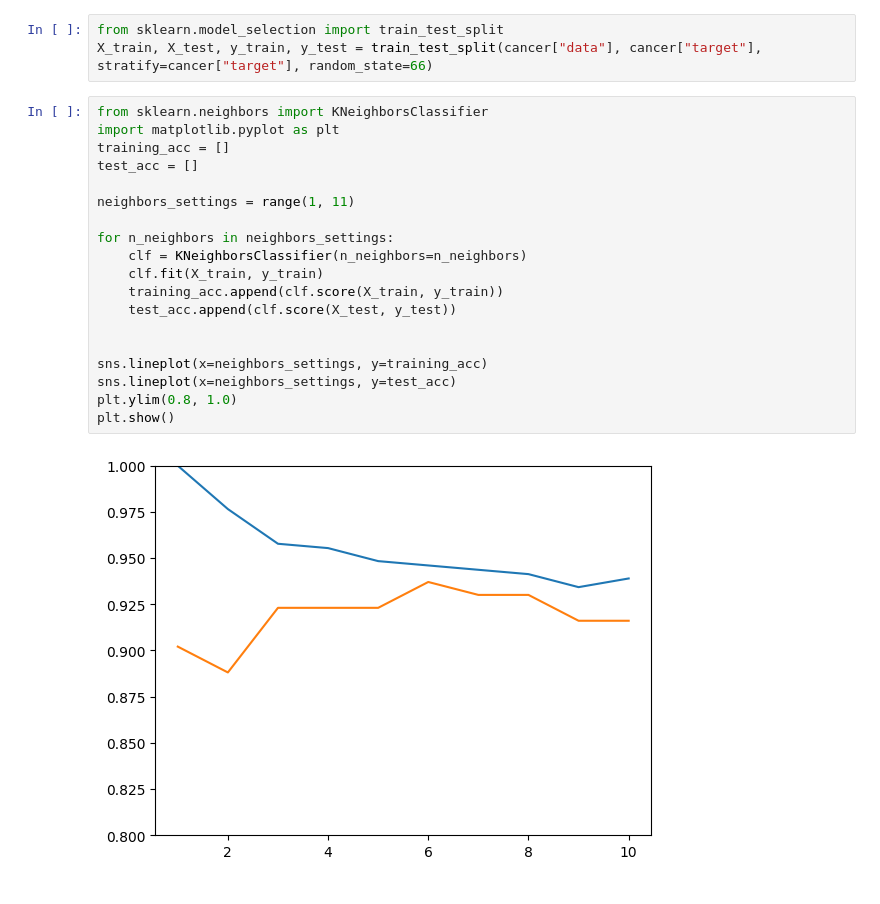
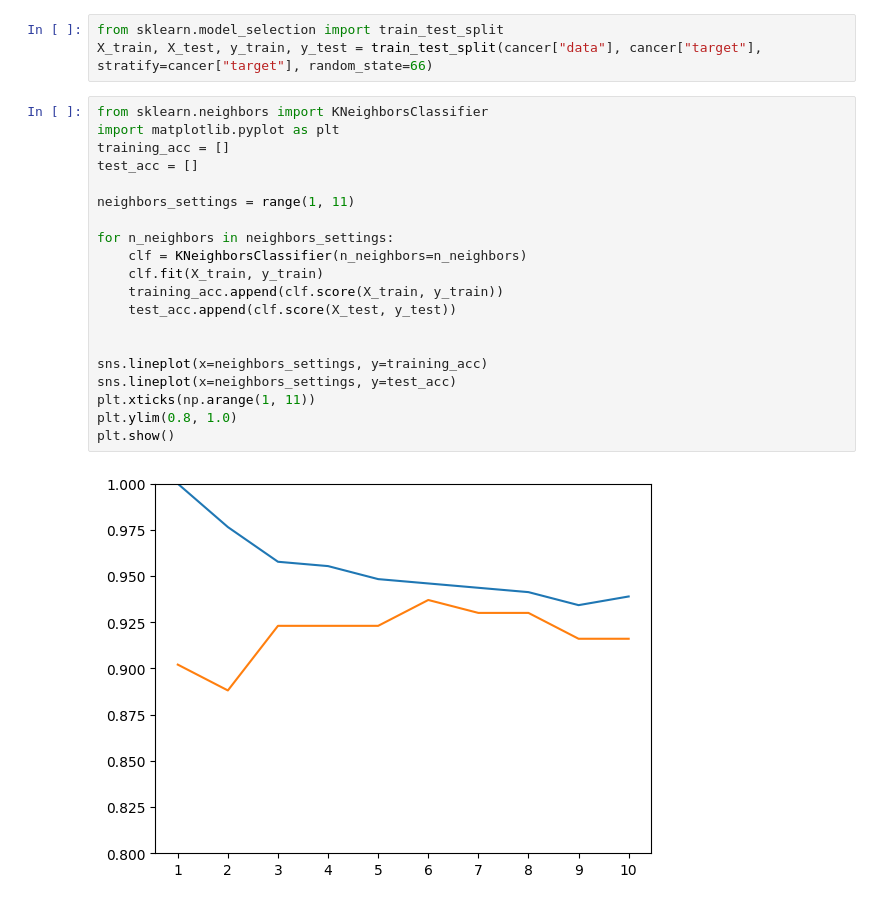
Before and after one commit to CHU1PC/Introduction-to-ML-with-python, a Jupyter notebook: chap/two/breast_cancer.ipynb, the cells around one changed output. Cells and saved outputs as stored; diff of their text form.

Commit message:
see at K-NN regression graph

```diff
--- a/chap/two/breast_cancer.ipynb
+++ b/chap/two/breast_cancer.ipynb
@@ -58,21 +58,22 @@ X_train, X_test, y_train, y_test = train_test_split(cancer["data"], cancer["targ
 # %%
 from sklearn.neighbors import KNeighborsClassifier
 import matplotlib.pyplot as plt
 training_acc = []
 test_acc = []
 
 neighbors_settings = range(1, 11)
 
 for n_neighbors in neighbors_settings:
     clf = KNeighborsClassifier(n_neighbors=n_neighbors)
     clf.fit(X_train, y_train)
     training_acc.append(clf.score(X_train, y_train))
     test_acc.append(clf.score(X_test, y_test))
 
 
 sns.lineplot(x=neighbors_settings, y=training_acc)
 sns.lineplot(x=neighbors_settings, y=test_acc)
+plt.xticks(np.arange(1, 11))
 plt.ylim(0.8, 1.0)
 plt.show()
 # %% [output]
-[figure, old version]
+[figure, new version]
```
Also changed, not shown: parts of 3 cells of this notebook.
